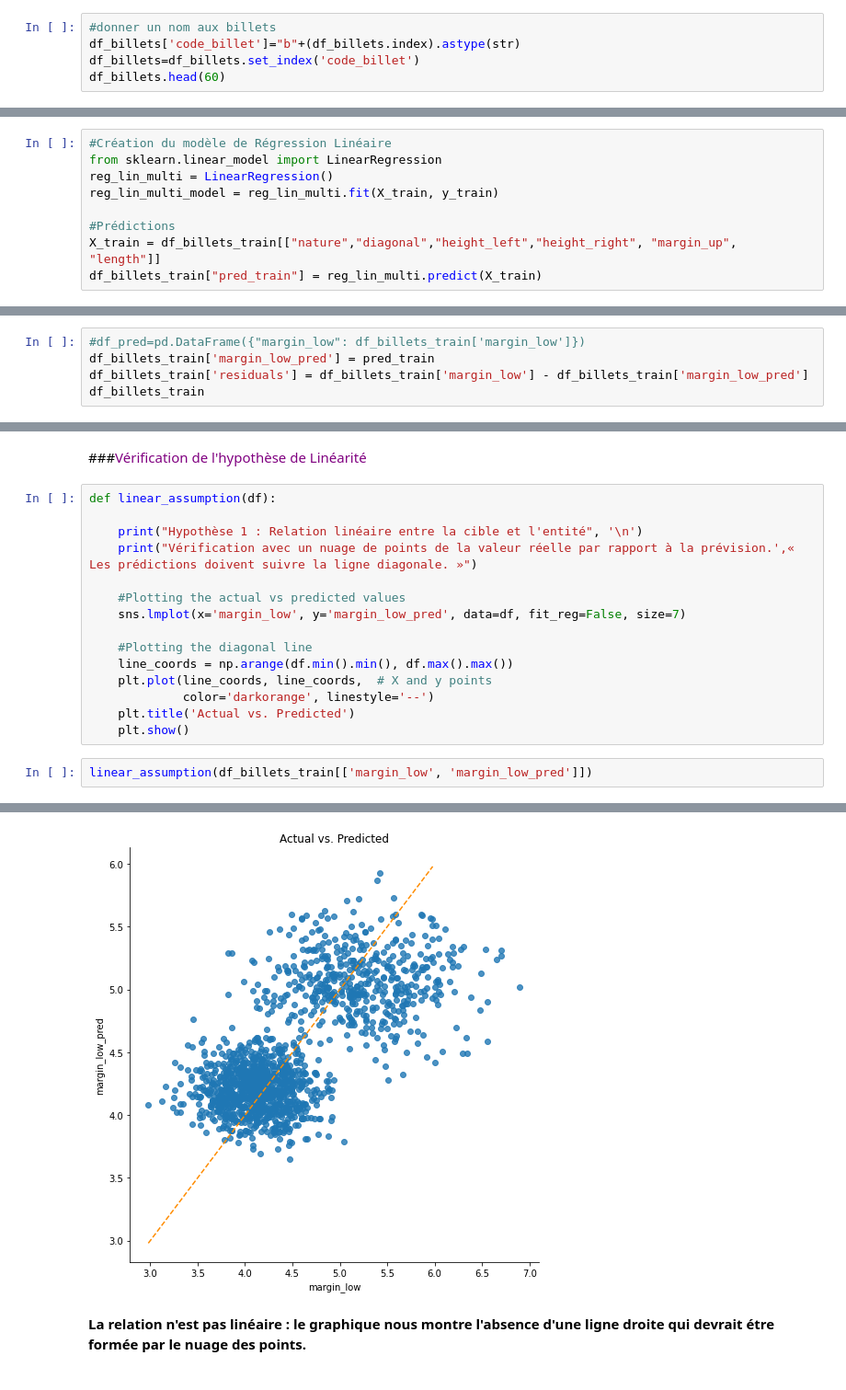
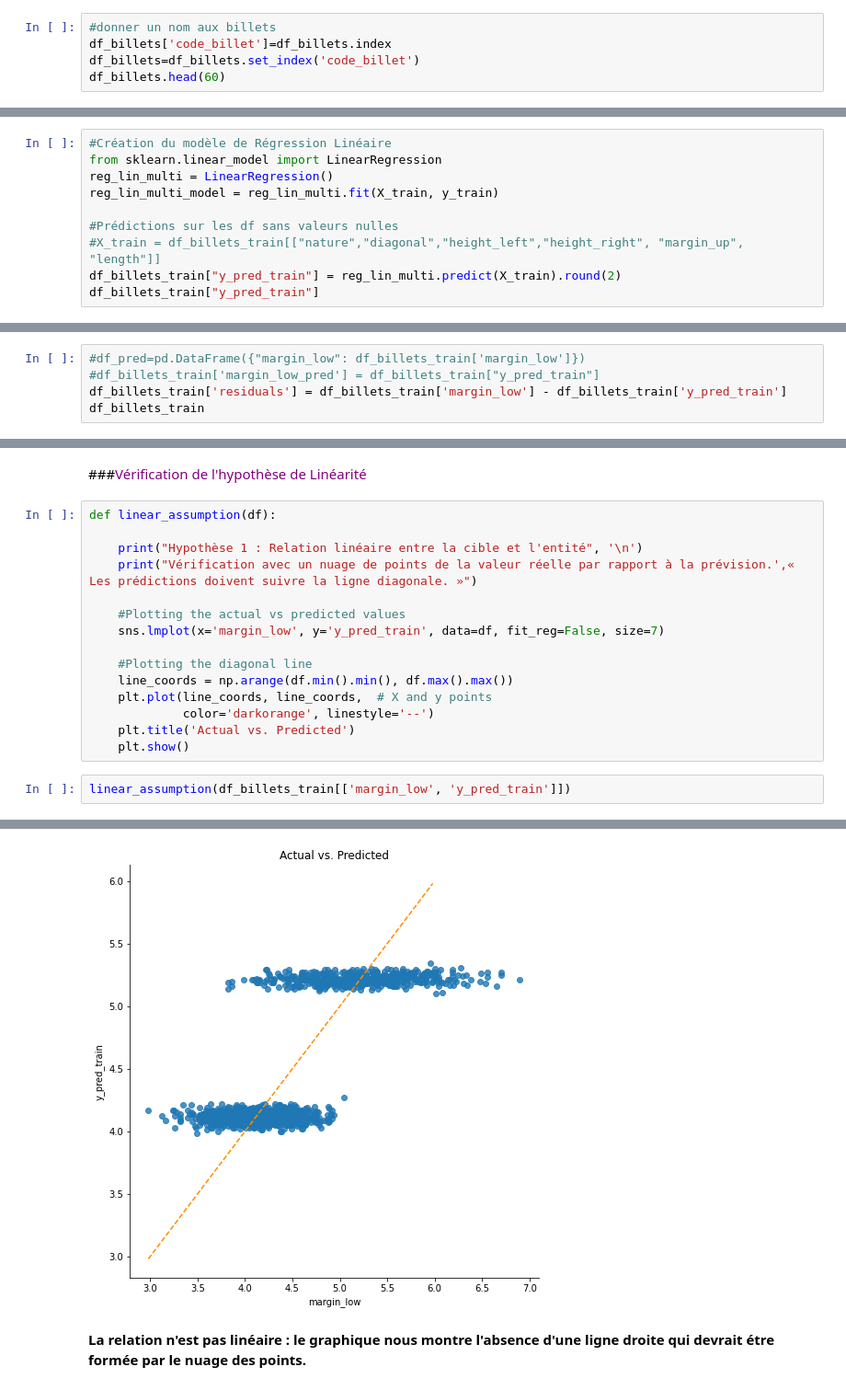
Before and after one commit to Randasabag/Detectez-des-faux-billets-avec-R-ou-Python, a Jupyter notebook: P10.ipynb, the cells around one changed output, grey strips where cells are left out. Shown at 92% size. Cells and saved outputs as stored; diff of their text form.

```diff
--- a/P10.ipynb
+++ b/P10.ipynb
@@ -126,7 +126,7 @@ dtypes: float64(6), int64(1)
 memory usage: 82.2 KB
 # %%
 #donner un nom aux billets
-df_billets['code_billet']="b"+(df_billets.index).astype(str)
+df_billets['code_billet']=df_billets.index
 df_billets=df_billets.set_index('code_billet')
 df_billets.head(60)
 # %% [output]
@@ -281,9 +281,10 @@ from sklearn.linear_model import LinearRegression
 reg_lin_multi = LinearRegression()
 reg_lin_multi_model = reg_lin_multi.fit(X_train, y_train)
 
-#Prédictions
-X_train = df_billets_train[["nature","diagonal","height_left","height_right", "margin_up", "length"]]
-df_billets_train["pred_train"] = reg_lin_multi.predict(X_train)
+#Prédictions sur les df sans valeurs nulles
+#X_train = df_billets_train[["nature","diagonal","height_left","height_right", "margin_up", "length"]]
+df_billets_train["y_pred_train"] = reg_lin_multi.predict(X_train).round(2)
+df_billets_train["y_pred_train"]
 # %% [output]
 A value is trying to be set on a copy of a slice from a DataFrame.
 Try using .loc[row_indexer,col_indexer] = value instead
@@ -332,6 +346,6 @@ pred_train
 # %%
 #df_pred=pd.DataFrame({"margin_low": df_billets_train['margin_low']})
-df_billets_train['margin_low_pred'] = pred_train
-df_billets_train['residuals'] = df_billets_train['margin_low'] - df_billets_train['margin_low_pred']
+#df_billets_train['margin_low_pred'] = df_billets_train["y_pred_train"]
+df_billets_train['residuals'] = df_billets_train['margin_low'] - df_billets_train['y_pred_train']
 df_billets_train
 # %% [output]
@@ -399,7 +407,7 @@ def linear_assumption(df):
     print("Vérification avec un nuage de points de la valeur réelle par rapport à la prévision.',« Les prédictions doivent suivre la ligne diagonale. »")
 
     #Plotting the actual vs predicted values
-    sns.lmplot(x='margin_low', y='margin_low_pred', data=df, fit_reg=False, size=7)
+    sns.lmplot(x='margin_low', y='y_pred_train', data=df, fit_reg=False, size=7)
 
     #Plotting the diagonal line
     line_coords = np.arange(df.min().min(), df.max().max())
@@ -408,12 +416,12 @@ def linear_assumption(df):
     plt.title('Actual vs. Predicted')
     plt.show()
 # %%
-linear_assumption(df_billets_train[['margin_low', 'margin_low_pred']])
+linear_assumption(df_billets_train[['margin_low', 'y_pred_train']])
 # %% [output]
 Hypothèse 1 : Relation linéaire entre la cible et l'entité
 
 Vérification avec un nuage de points de la valeur réelle par rapport à la prévision.',« Les prédictions doivent suivre la ligne diagonale. »
-[figure, old version]
+[figure, new version]
 # %% [markdown]
 **La relation n'est pas linéaire : le graphique nous montre l'absence d'une ligne droite qui devrait étre formée par le nuage des points.**
 # %% [markdown]
```
Also changed, not shown: parts of 94 cells of this notebook.
